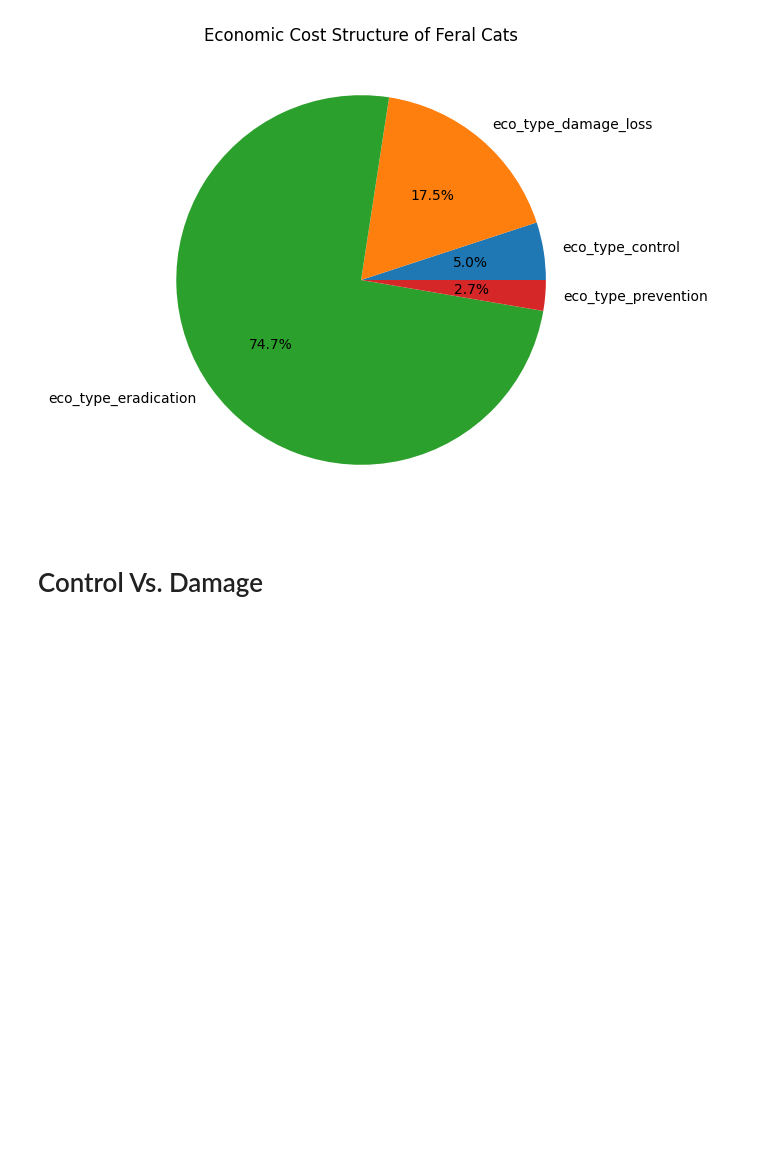
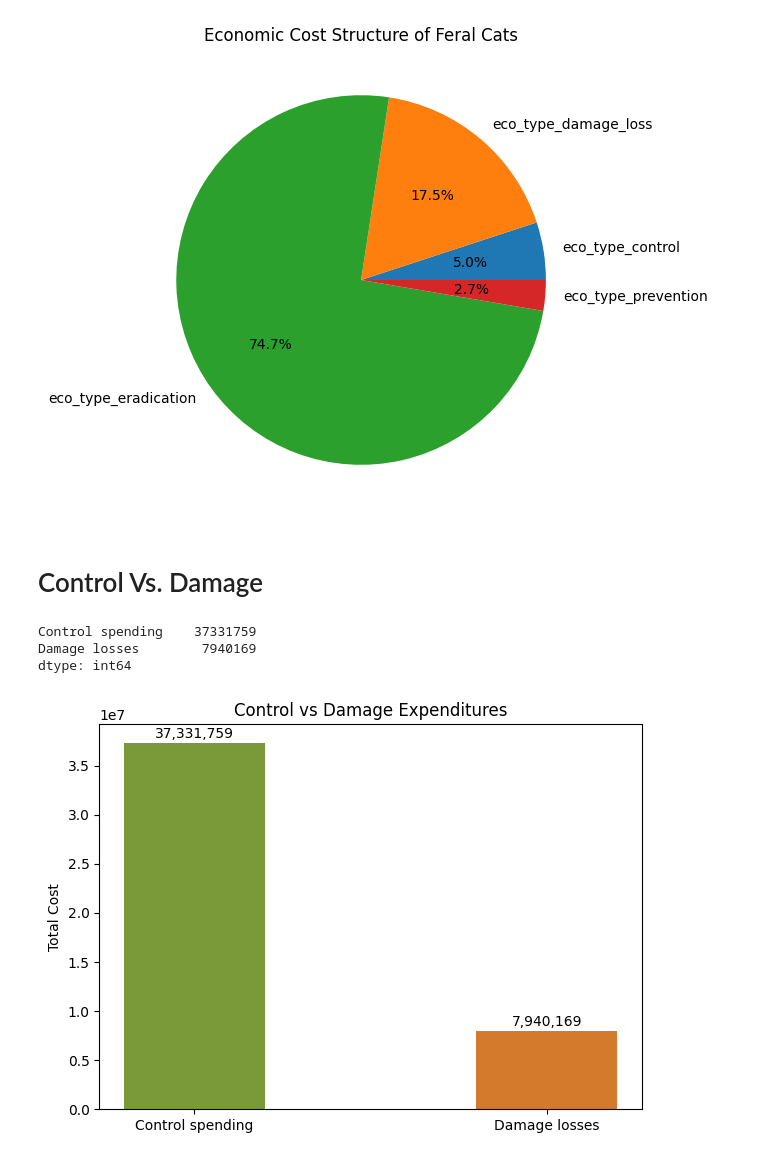
Before and after one commit to liza-drini/ceu-ds-project-C-2026, a Jupyter notebook: src/farm_cat_eco.ipynb, the cells around one changed output. Saved outputs shown, nothing was run; the diff lists cells and outputs as text; code cells hidden in the pictures; blank space fills up the shorter version.

```diff
--- a/src/farm_cat_eco.ipynb
+++ b/src/farm_cat_eco.ipynb
@@ -63,3 +65,35 @@ control_cost = (
 # %%
 ## Damage Cost Categorization
 damage_cost = cost_structure["eco_type_damage_loss"]
+# %%
+comparison = pd.Series({
+    "Control spending": control_cost,
+    "Damage losses": damage_cost
+})
+
+comparison
+# %% [output]
+Control spending    37331759
+Damage losses        7940169
+dtype: int64
+# %%
+## Visualization of the control VS. damage stats
+labels = comparison.index
+values = comparison.values
+
+x = np.arange(len(labels))
+
+plt.figure(figsize=(7,5))
+
+plt.bar(x, values, width=0.4, color=["#7a9a3a", "#d47a2c"])
+
+plt.xticks(x, labels)
+plt.ylabel("Total Cost")
+plt.title("Control vs Damage Expenditures")
+
+for i, v in enumerate(values):
+    plt.text(i, v + 500000, f"{v:,.0f}", ha="center")
+
+plt.show()
+# %% [output]
+[figure, added]
```
Also changed, not shown: parts of 18 cells of this notebook.
